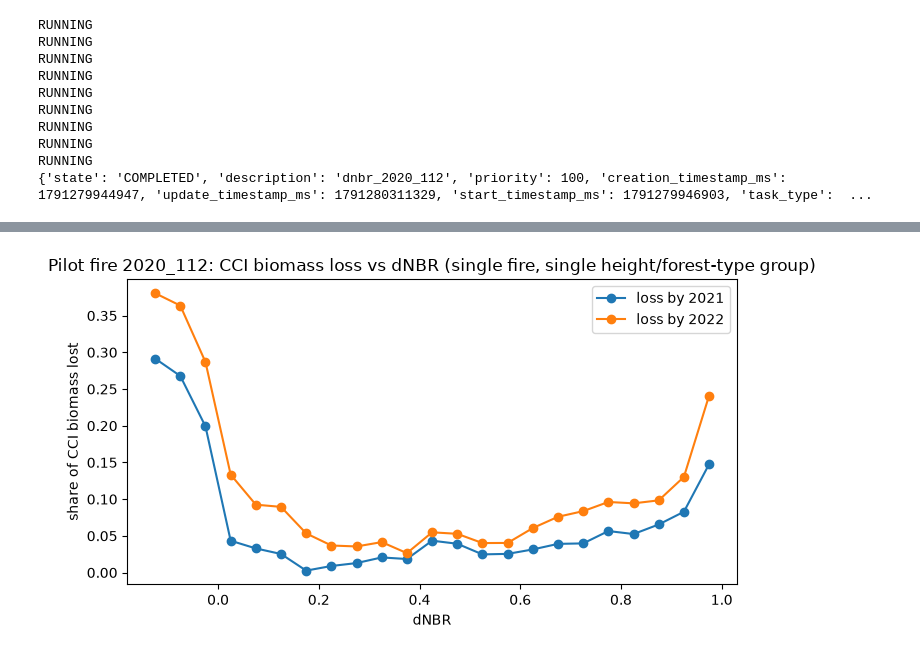
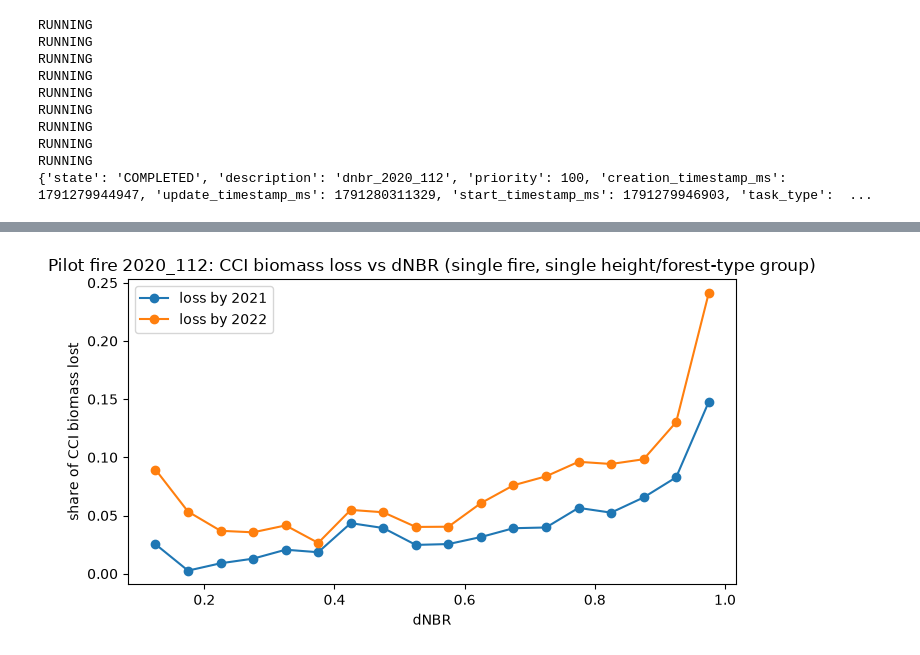
Before and after one commit to ada-th25/fire-impact-curves, a Jupyter notebook: notebooks/data.ipynb, the cells around one changed output, grey strips where cells are left out. Cells and saved outputs as stored; diff of their text form; code cells hidden in the pictures.

Commit message:
Update loss vs dNBR plot

```diff
--- a/notebooks/data.ipynb
+++ b/notebooks/data.ipynb
@@ -566,12 +586,24 @@ dnbr_100m[dnbr_100m < -100] = np.nan   # cells with no valid 30 m pixel undernea
 print("dNBR percentiles (5,25,50,75,95):",
       np.nanpercentile(dnbr_100m[m], [5, 25, 50, 75, 95]))
 
-d["dnbr"] = dnbr_100m[m]
-sev_bins = [-1, 0.0, 0.1, 0.27, 0.66, 2.0]
-sev_labels = ["unburnt/negative", "very low", "mild", "moderate", "severe"]
-d["severity"] = pd.cut(d["dnbr"], sev_bins, labels=sev_labels)
+# rebuilt fresh from agb/m each run, rather than mutating the `d` from the frac-binning
+# cell above, so re-running this cell on its own (e.g. after re-downloading a new
+# fire's dNBR) doesn't fail with a length mismatch against an already-filtered `d`
+d_sev = pd.DataFrame({
+    "dnbr": dnbr_100m[m],
+    "a19": agb[2019][m], "a21": agb[2021][m], "a22": agb[2022][m],
+})
 
-g_sev = d.groupby("severity", observed=True)
+# dNBR below 0.1 near this fire's perimeter still shows elevated, non-monotonic loss
+# (edge-of-fire regrowth, grass/shrub flush a year on, see README Section 9), so these
+# cells are dropped rather than treated as "unburnt" or "very low severity".
+d_sev = d_sev[d_sev["dnbr"] >= 0.1].copy()
+
+sev_bins = [0.1, 0.27, 0.66, 2.0]
+sev_labels = ["mild", "moderate", "severe"]
+d_sev["severity"] = pd.cut(d_sev["dnbr"], sev_bins, labels=sev_labels)
+
+g_sev = d_sev.groupby("severity", observed=True)
 out_sev = g_sev[["a19", "a21", "a22"]].sum()
 out_sev["n"] = g_sev.size()
 out_sev["loss21"] = 1 - out_sev["a21"] / out_sev["a19"]
@@ -590,26 +638,26 @@ severe            23956  0.068334  0.115936
 # %%
 import matplotlib.pyplot as plt
 
 step = 0.05
-edges = np.arange(-0.2, 1.0 + step, step)
-d["dnbr_bin"] = pd.cut(d["dnbr"], edges)
-g_fine = d.groupby("dnbr_bin", observed=True)
+edges = np.arange(0.0, 1.0 + step, step)
+d_sev["dnbr_bin"] = pd.cut(d_sev["dnbr"], edges)
+g_fine = d_sev.groupby("dnbr_bin", observed=True)
 curve = g_fine[["a19", "a21", "a22"]].sum()
 curve["n"] = g_fine.size()
 curve["loss21"] = 1 - curve["a21"] / curve["a19"]
 curve["loss22"] = 1 - curve["a22"] / curve["a19"]
 curve = curve[curve["n"] >= 50]   # drop bins with too few cells to trust
 curve["mid"] = curve.index.map(lambda iv: iv.mid)
 
 fig, ax = plt.subplots(figsize=(7, 4))
 ax.plot(curve["mid"], curve["loss21"], marker="o", label="loss by 2021")
 ax.plot(curve["mid"], curve["loss22"], marker="o", label="loss by 2022")
 ax.set_xlabel("dNBR")
 ax.set_ylabel("share of CCI biomass lost")
 ax.set_title("Pilot fire 2020_112: CCI biomass loss vs dNBR (single fire, single height/forest-type group)")
 ax.legend()
 fig.tight_layout()
 fig.savefig("../data/processed/pilot/loss_vs_dnbr_pilot.png", dpi=150)
 plt.show()
 # %% [output]
-[figure, old version]
+[figure, new version]
```
Also changed, not shown: parts of 7 cells of this notebook.
